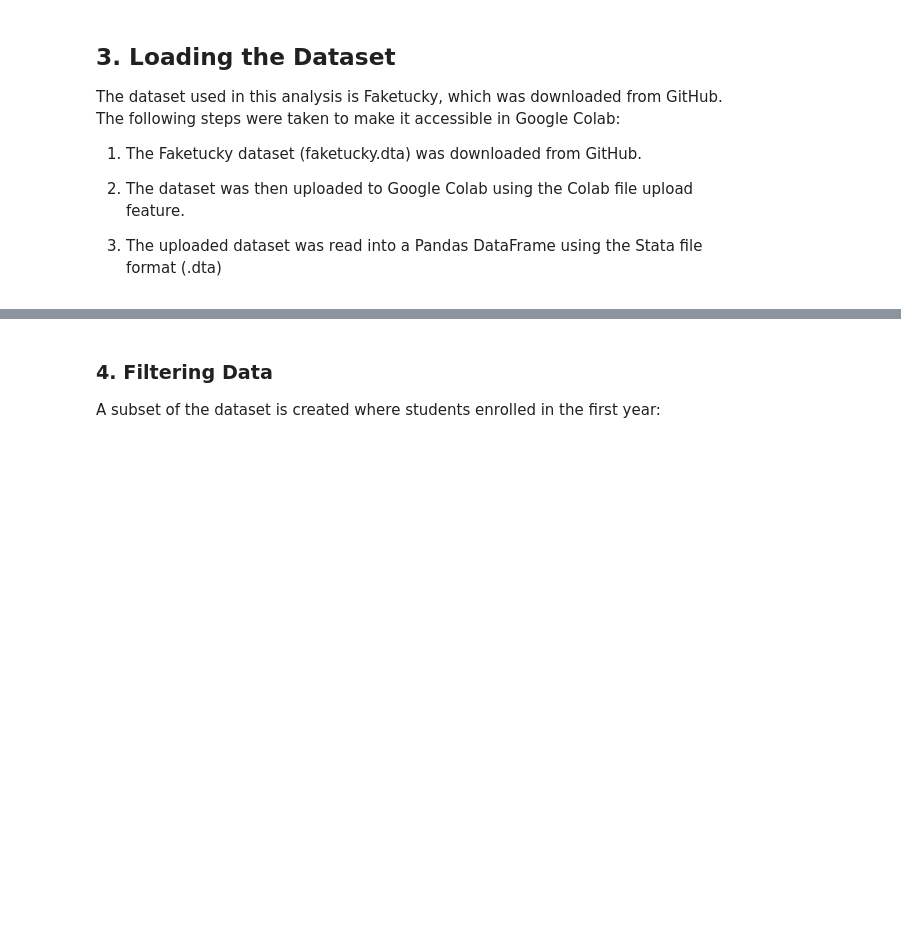
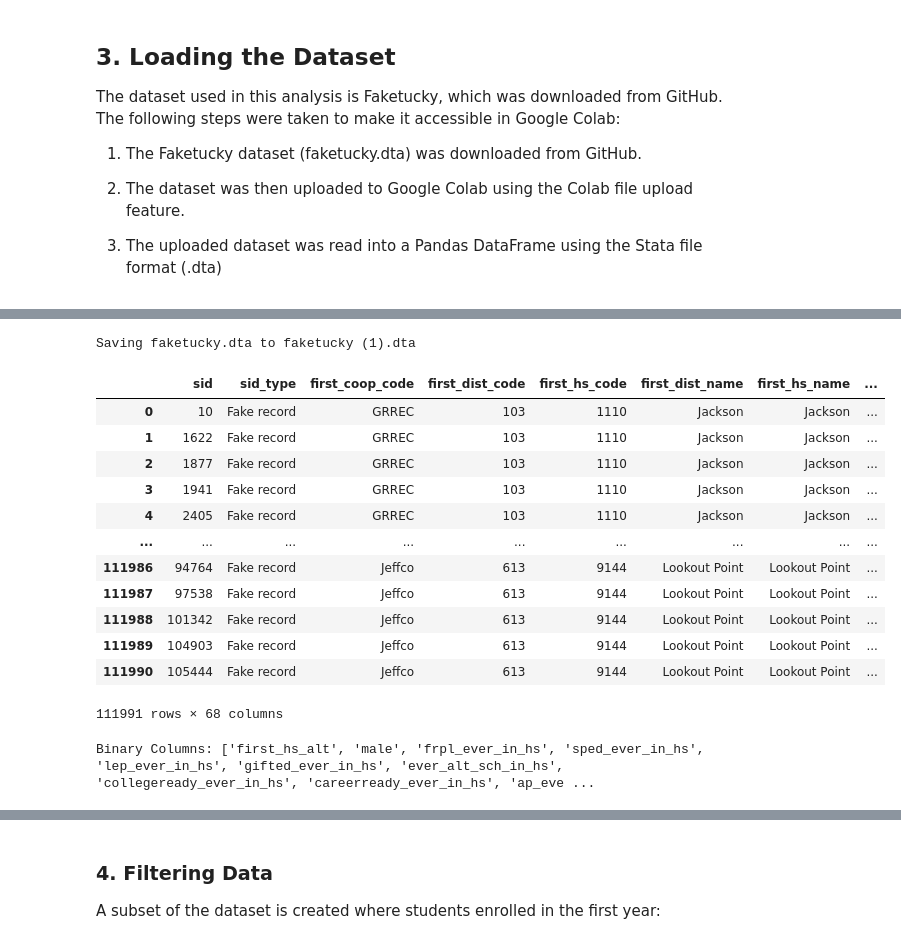
Before and after one commit to jtfields/NAIRR240195-Privacy-Preserving-Machine-Learning, a Jupyter notebook: Mock_data_faketucky.ipynb, the cells around one changed output, grey strips where cells are left out. Drawn from its saved outputs; the diff is of its cells as text; code cells hidden in the pictures; blank space fills up the shorter version.

```diff
--- a/Mock_data_faketucky.ipynb
+++ b/Mock_data_faketucky.ipynb
@@ -33,5 +79,10 @@ The dataset used in this analysis is Faketucky, which was downloaded from GitHub
 
 1. The uploaded dataset was read into a Pandas DataFrame using the Stata file format (.dta)
 # %%
-df = pd.read_stata("upload file")
+# Load packages and import Faketucky dataset
+from google.colab import files
+files.upload()
+
+df = pd.read_stata("faketucky.dta")
 df
+# %% [output]
@@ -38,6 +90,22 @@ df
+Saving faketucky.dta to faketucky (1).dta
+|  | sid | sid_type | first_coop_code | first_dist_code | first_hs_code | first_dist_name | first_hs_name | ... |
+| 0 | 10 | Fake record | GRREC | 103 | 1110 | Jackson | Jackson | ... |
+| 1 | 1622 | Fake record | GRREC | 103 | 1110 | Jackson | Jackson | ... |
+| 2 | 1877 | Fake record | GRREC | 103 | 1110 | Jackson | Jackson | ... |
+| 3 | 1941 | Fake record | GRREC | 103 | 1110 | Jackson | Jackson | ... |
+| 4 | 2405 | Fake record | GRREC | 103 | 1110 | Jackson | Jackson | ... |
+| ... | ... | ... | ... | ... | ... | ... | ... | ... |
+| 111986 | 94764 | Fake record | Jeffco | 613 | 9144 | Lookout Point | Lookout Point | ... |
+| 111987 | 97538 | Fake record | Jeffco | 613 | 9144 | Lookout Point | Lookout Point | ... |
+| 111988 | 101342 | Fake record | Jeffco | 613 | 9144 | Lookout Point | Lookout Point | ... |
+| 111989 | 104903 | Fake record | Jeffco | 613 | 9144 | Lookout Point | Lookout Point | ... |
+| 111990 | 105444 | Fake record | Jeffco | 613 | 9144 | Lookout Point | Lookout Point | ... |
+111991 rows × 68 columns
 # %%
 binary_columns = [col for col in df.columns if df[col].dropna().nunique() == 2 and set(df[col].dropna().unique()).issubset({0, 1})]
 print("Binary Columns:", binary_columns)
+# %% [output]
+Binary Columns: ['first_hs_alt', 'male', 'frpl_ever_in_hs', 'sped_ever_in_hs', 'lep_ever_in_hs', 'gifted_ever_in_hs', 'ever_alt_sch_in_hs', 'collegeready_ever_in_hs', 'careerready_ever_in_hs', 'ap_eve ...
 # %%
 for col in binary_columns:
     print(f"Column: {col}, Data Type: {df[col].dtype}, Unique Values: {df[col].unique()}")
```
Also changed, not shown: parts of 31 cells of this notebook.
